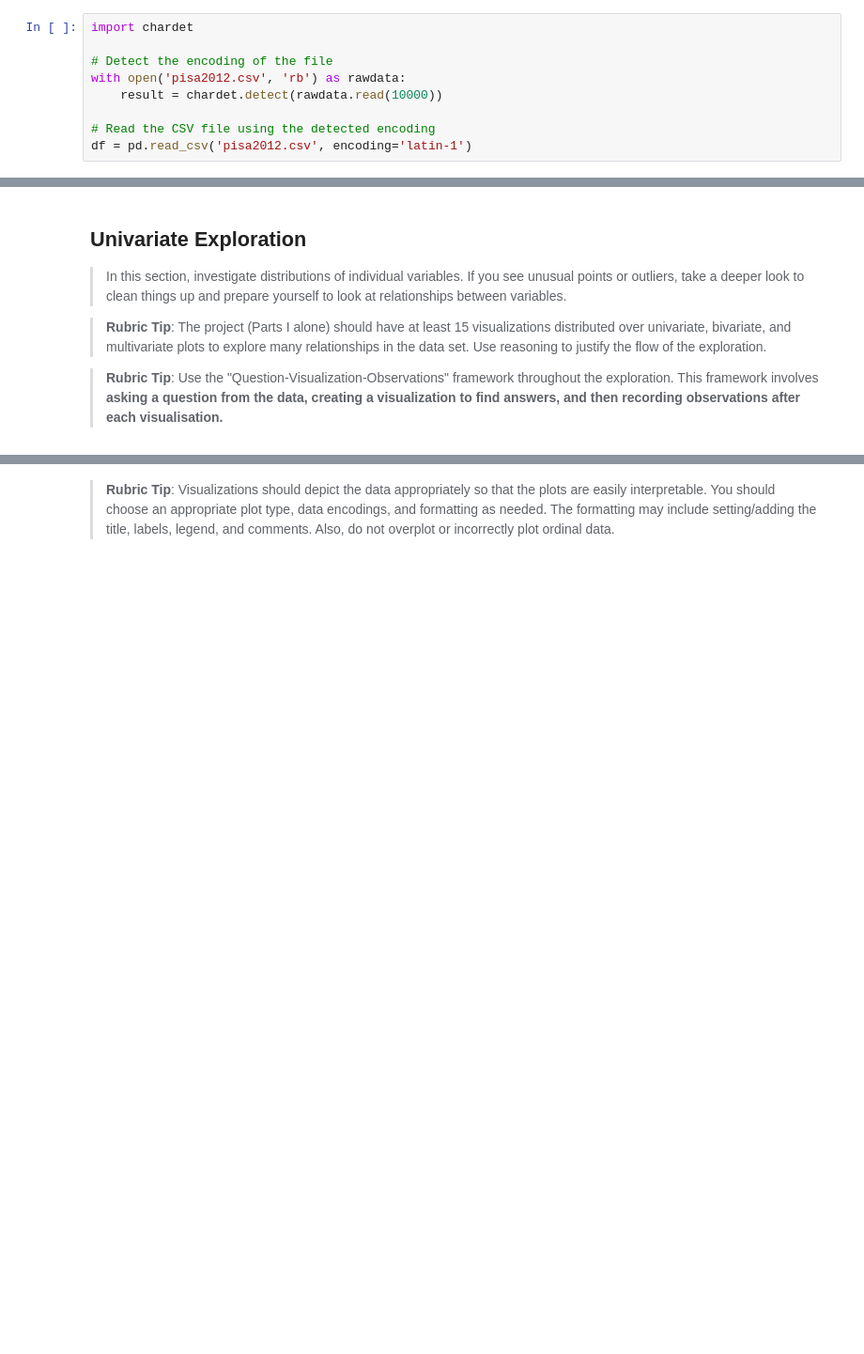
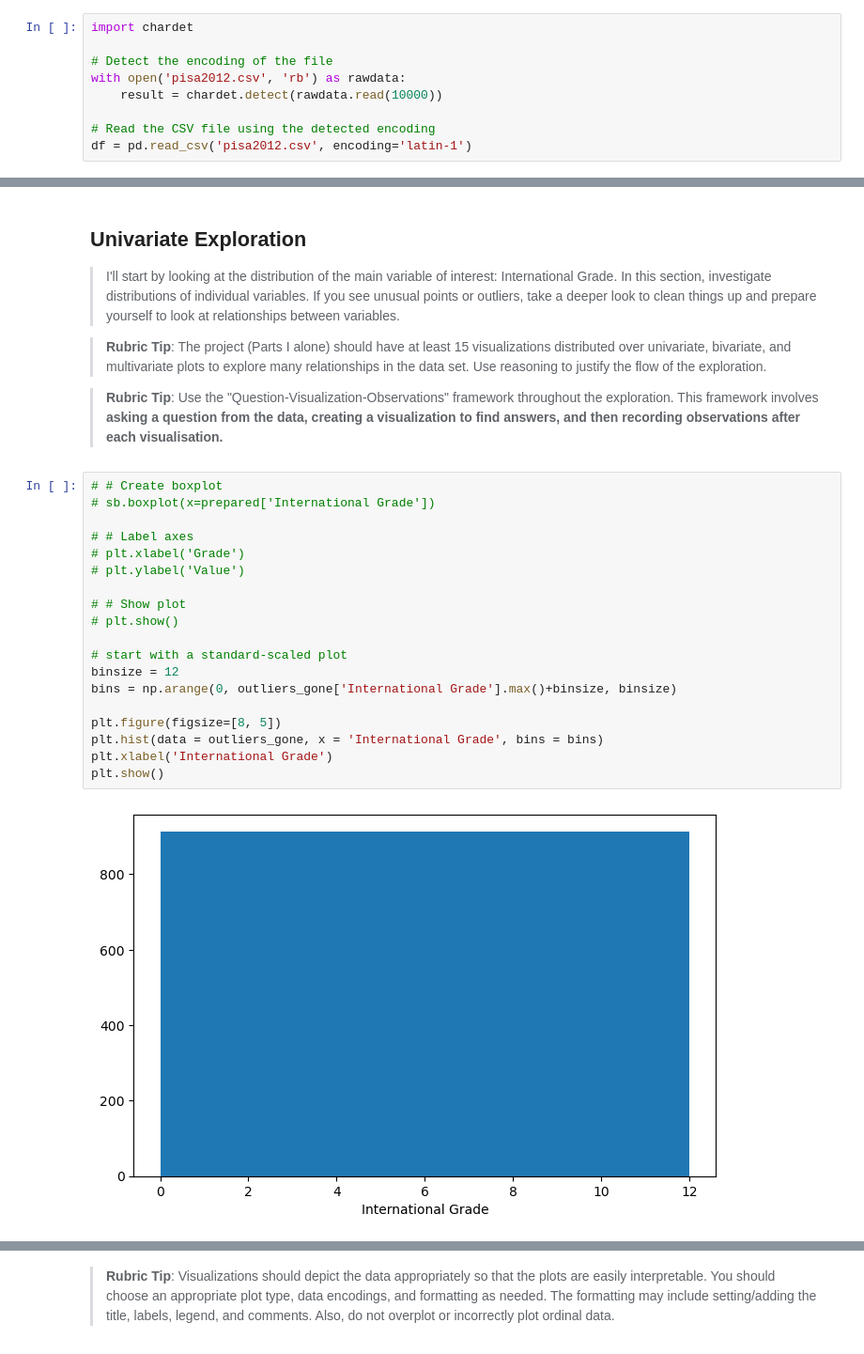
Before and after one commit to henanhasan/visualization_project, a Jupyter notebook: Part_I_exploration.ipynb, the cells around one changed output, grey strips where cells are left out. Shown: that part at 94% size. Saved outputs shown, nothing was run; the diff lists cells and outputs as text; blank space fills up the shorter version.

```diff
--- a/Part_I_exploration.ipynb
+++ b/Part_I_exploration.ipynb
@@ -101,7 +202,8 @@ AttributeError: 'DataFrame' object has no attribute 'dtype'
 # %% [markdown]
 ## Univariate Exploration
 
-> In this section, investigate distributions of individual variables. If
+> I'll start by looking at the distribution of the main variable of interest: International Grade.
+In this section, investigate distributions of individual variables. If
 you see unusual points or outliers, take a deeper look to clean things up
 and prepare yourself to look at relationships between variables.
 
@@ -111,3 +213,24 @@ and prepare yourself to look at relationships between variables.
 
 
 >**Rubric Tip**: Use the "Question-Visualization-Observations" framework  throughout the exploration. This framework involves **asking a question from the data, creating a visualization to find answers, and then recording observations after each visualisation.**
+# %%
+# # Create boxplot
+# sb.boxplot(x=prepared['International Grade'])
+
+# # Label axes
+# plt.xlabel('Grade')
+# plt.ylabel('Value')
+
+# # Show plot
+# plt.show()
+
+# start with a standard-scaled plot
+binsize = 12
+bins = np.arange(0, outliers_gone['International Grade'].max()+binsize, binsize)
+
+plt.figure(figsize=[8, 5])
+plt.hist(data = outliers_gone, x = 'International Grade', bins = bins)
+plt.xlabel('International Grade')
+plt.show()
+# %% [output]
+[figure, added]
```
Also changed, not shown: parts of 27 cells of this notebook, 3 other files.
